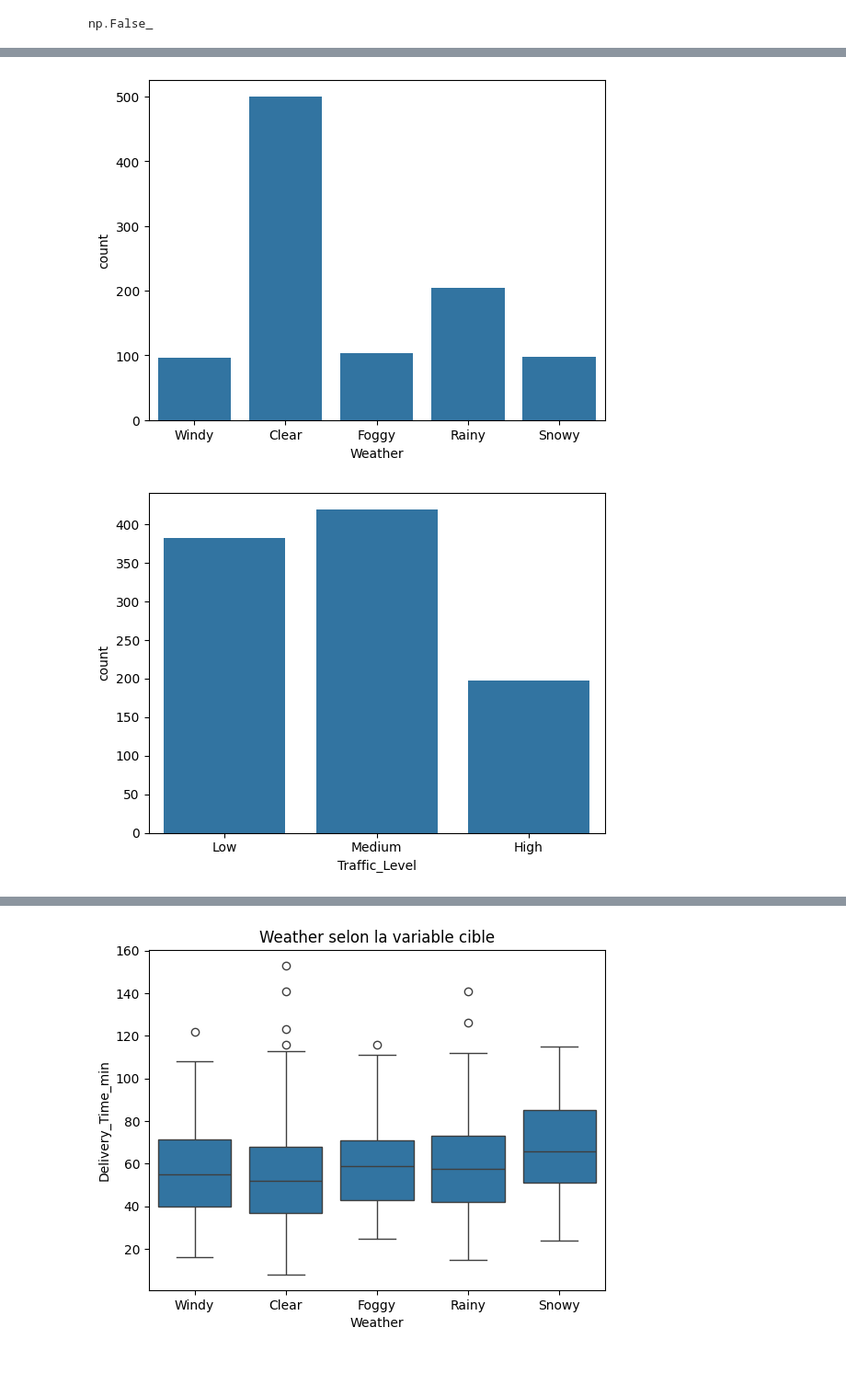
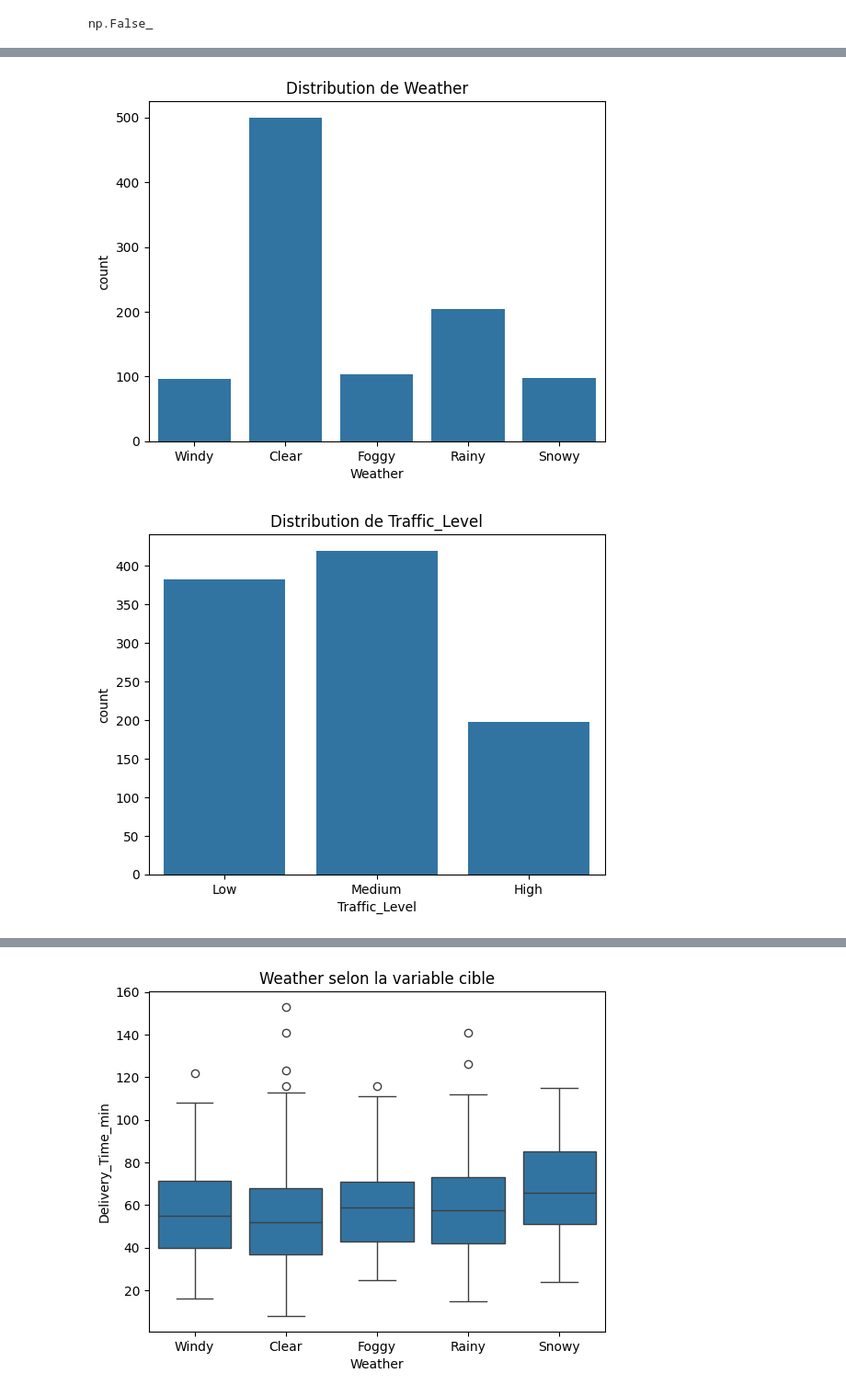
Before and after one commit to KarimaChami/Projet-prediction-du-Temps-de-Livraison, a Jupyter notebook: EDA.ipynb, the cells around one changed output, grey strips where cells are left out. Shown: that part at 92% size. Drawn from its saved outputs; the diff is of its cells as text; code cells hidden in the pictures; blank space fills up the shorter version.

```diff
--- a/EDA.ipynb
+++ b/EDA.ipynb
@@ -68,21 +75,11 @@ plt.show()
 # %%
-# plt.figure(figsize=(12,8))
-# for col in cat_cols :
-#     sns.countplot(data=csv,x=col,hue=col,palette='pastel')
-#     plt.title(f'Distribution de {col}')
-#     plt.xticks(rotation=45)
-# # plt.tight_layout()
-# plt.show()
-
-
+# Countplots pour visualiser la distribution des variables catégorielles
 cat_cols = csv.select_dtypes(include=['object']).columns
 for col in cat_cols:
  if col != 'Order_ID':
    sns.countplot(data=csv,x=col)
+   plt.title(f'Distribution de {col}')
    plt.show()
-#    plt.figure(figsize=(12,4))
-# print(csv['Delivery_Time_min'].value_counts(normalize=True))
-# print(csv['Churn'].value_counts(normalize=True)) #le pourcentage de clients désabonnés vs fidèles.
 # %% [output]
-[figure, old version]
+[figure, new version]
-[figure, old version]
+[figure, new version]
```
Also changed, not shown: parts of 6 cells of this notebook, 3 other files.
